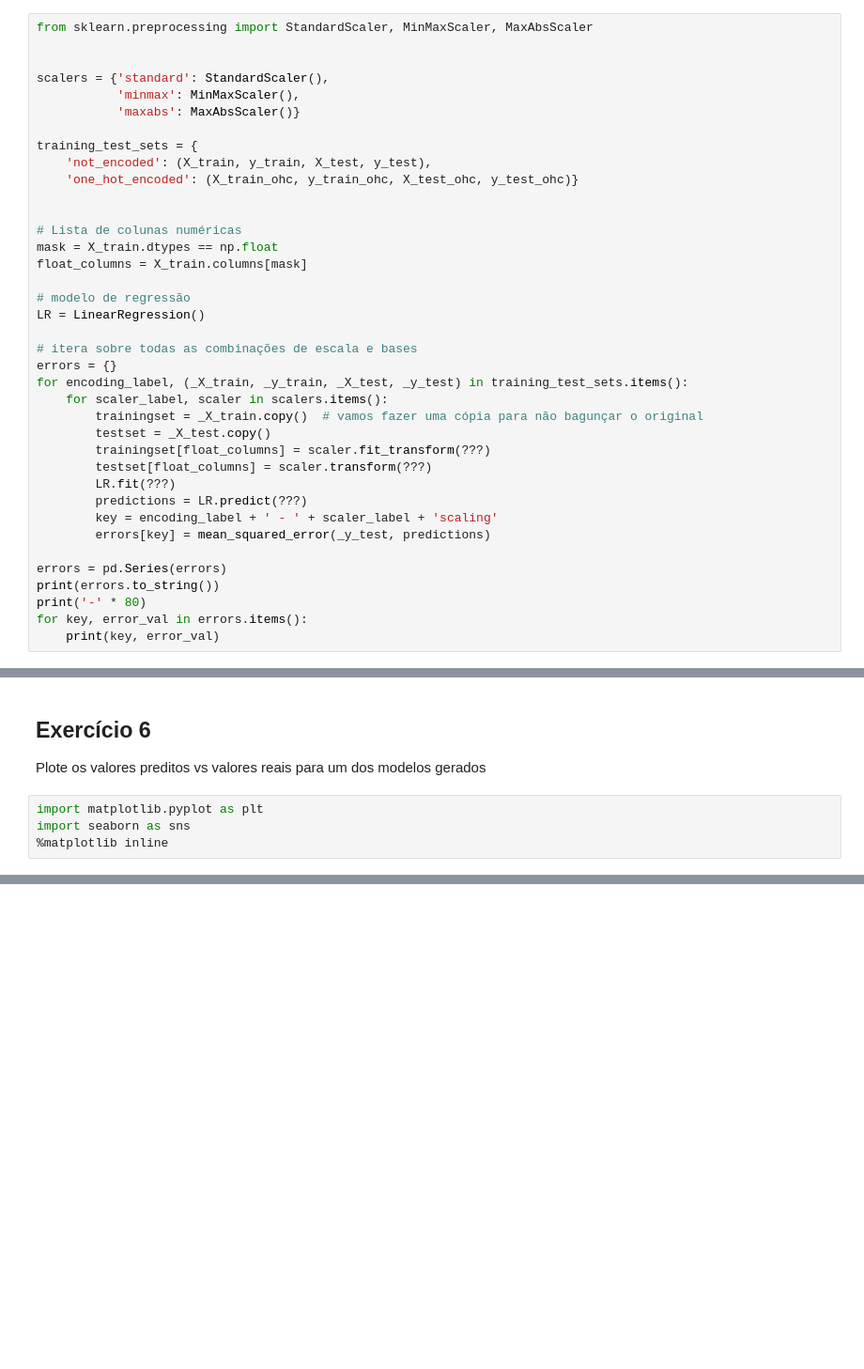
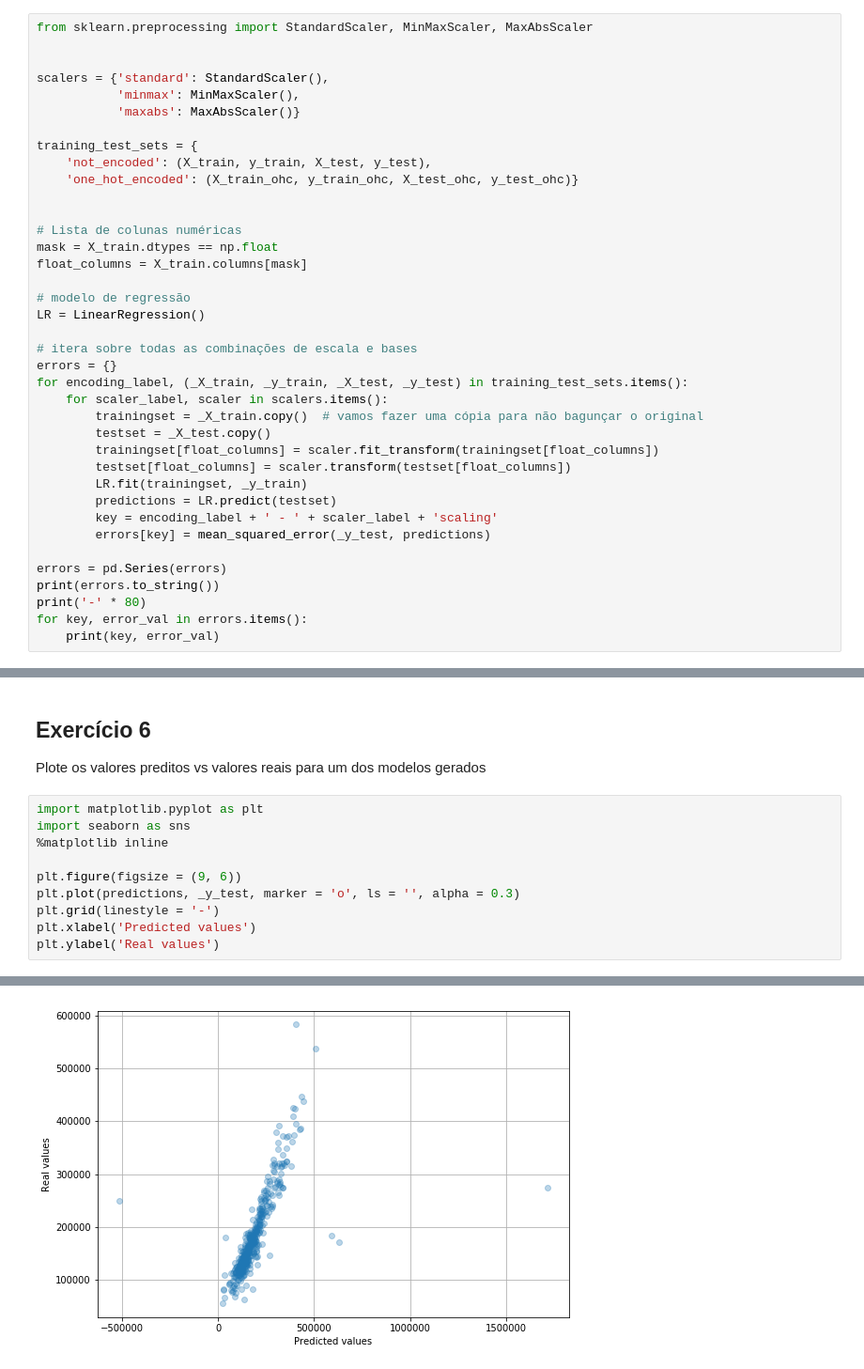
Before and after one commit to Lucas-Zanferrari/UFABC-ML-2018, a Jupyter notebook: Train_Test_Splits_Validation_Linear_Regression.ipynb, the cells around one changed output, grey strips where cells are left out. Shown at 94% size. Cells and saved outputs as stored; diff of their text form; blank space fills up the shorter version.

```diff
--- a/Train_Test_Splits_Validation_Linear_Regression.ipynb
+++ b/Train_Test_Splits_Validation_Linear_Regression.ipynb
@@ -397,10 +410,10 @@ for encoding_label, (_X_train, _y_train, _X_test, _y_test) in training_test_sets
     for scaler_label, scaler in scalers.items():
         trainingset = _X_train.copy()  # vamos fazer uma cópia para não bagunçar o original
         testset = _X_test.copy()
-        trainingset[float_columns] = scaler.fit_transform(???)
-        testset[float_columns] = scaler.transform(???)
-        LR.fit(???)
-        predictions = LR.predict(???)
+        trainingset[float_columns] = scaler.fit_transform(trainingset[float_columns])
+        testset[float_columns] = scaler.transform(testset[float_columns])
+        LR.fit(trainingset, _y_train)
+        predictions = LR.predict(testset)
         key = encoding_label + ' - ' + scaler_label + 'scaling'
         errors[key] = mean_squared_error(_y_test, predictions)
 
@@ -419,3 +444,10 @@ Plote os valores preditos vs valores reais para um dos modelos gerados
 import matplotlib.pyplot as plt
 import seaborn as sns
 %matplotlib inline
+
+plt.figure(figsize = (9, 6))
+plt.plot(predictions, _y_test, marker = 'o', ls = '', alpha = 0.3)
+plt.grid(linestyle = '-')
+plt.xlabel('Predicted values')
+plt.ylabel('Real values')
+# %% [output]
@@ -421,0 +455 @@ import seaborn as sns
+[figure, added]
```
Also changed, not shown: parts of 3 cells of this notebook.
